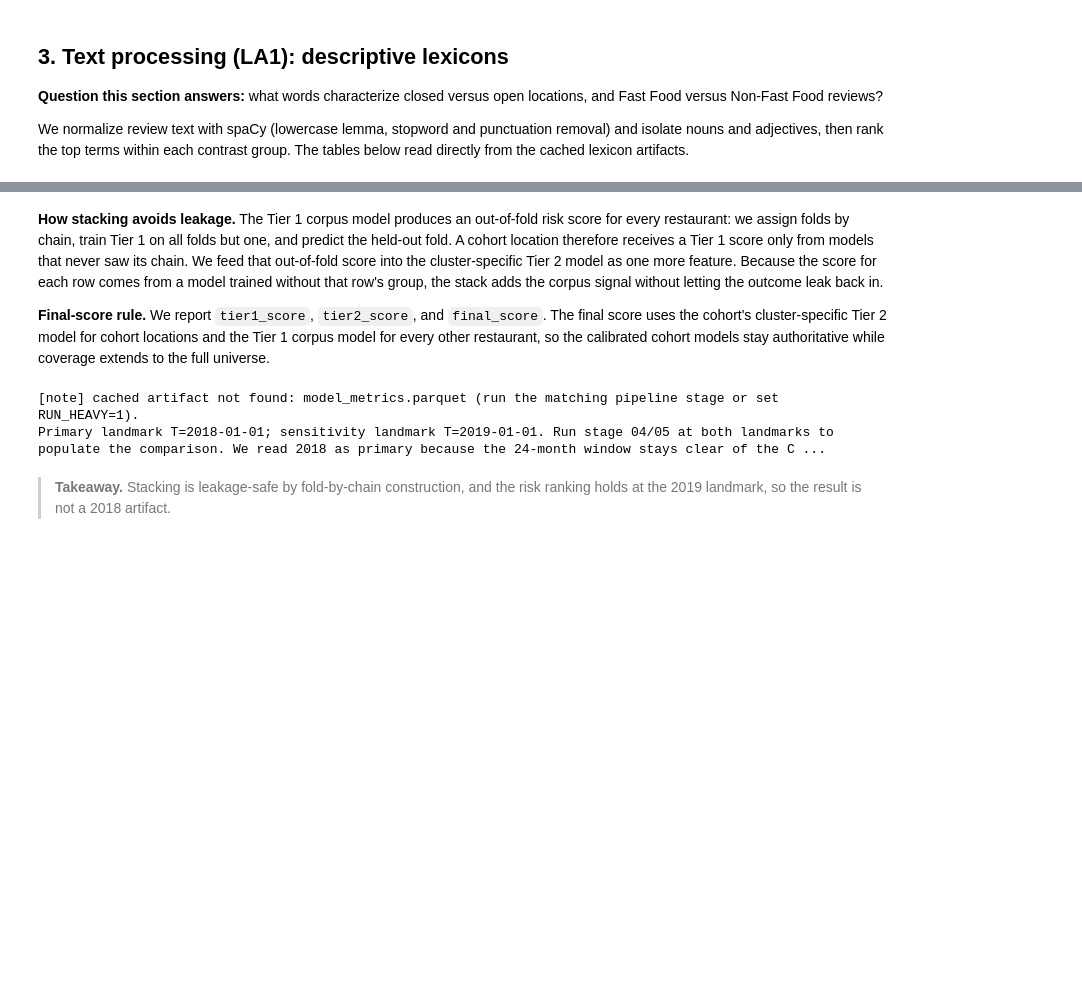
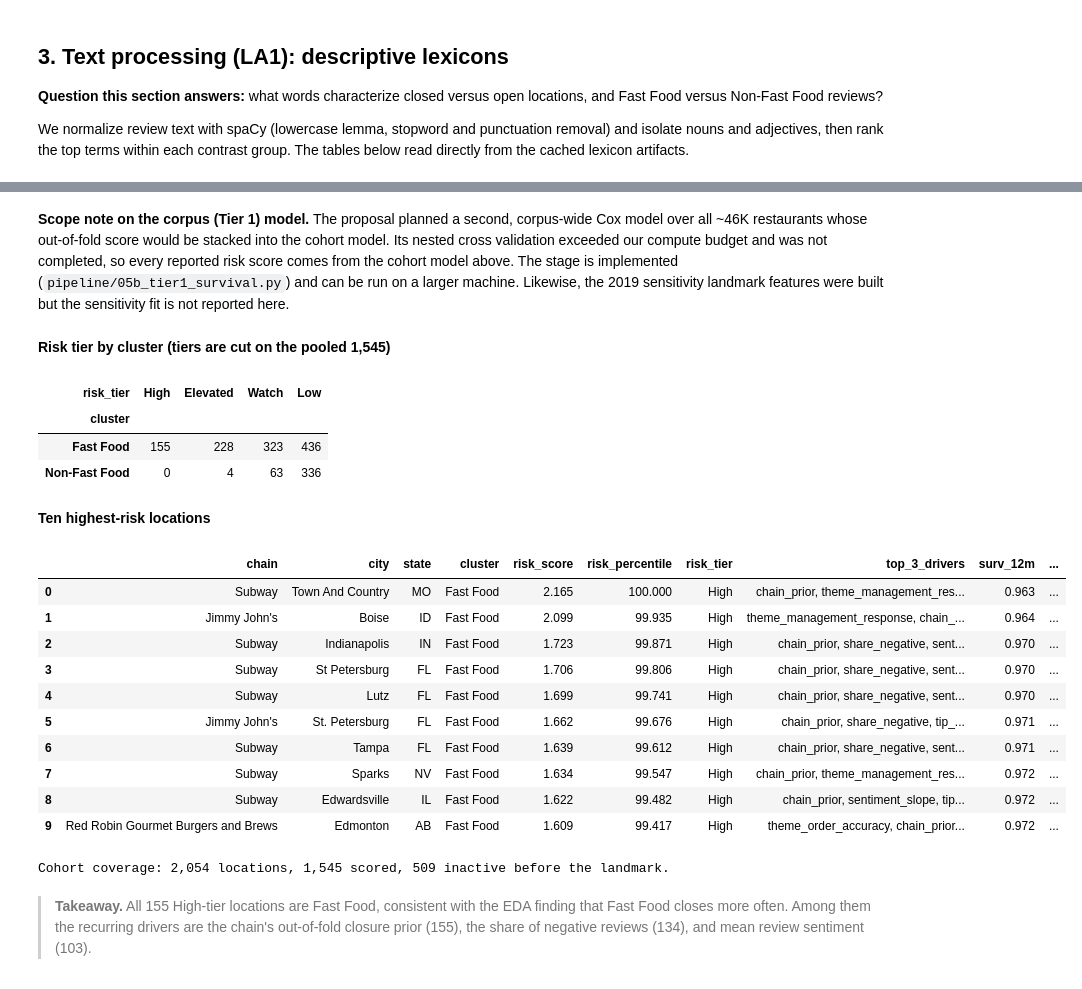
Before and after one commit to SyedHunainAkbar/location-risk-radar, a Jupyter notebook: notebooks/Location_Risk_Radar_Final.ipynb, the cells around one changed output, grey strips where cells are left out. Drawn from its saved outputs; the diff is of its cells as text; code cells hidden in the pictures; blank space fills up the shorter version.

Commit message:
Final notebook: executed with final results

```diff
--- a/notebooks/Location_Risk_Radar_Final.ipynb
+++ b/notebooks/Location_Risk_Radar_Final.ipynb
@@ -531,35 +681,52 @@ Run pipeline/05b_tier1_survival.py for the Phase A (Tier 1) ablation.
 # %% [markdown]
-**How stacking avoids leakage.** The Tier 1 corpus model produces an out-of-fold risk
-score for every restaurant: we assign folds by chain, train Tier 1 on all folds but
-one, and predict the held-out fold. A cohort location therefore receives a Tier 1
-score only from models that never saw its chain. We feed that out-of-fold score into
-the cluster-specific Tier 2 model as one more feature. Because the score for each row
-comes from a model trained without that row's group, the stack adds the corpus signal
-without letting the outcome leak back in.
-
-**Final-score rule.** We report `tier1_score`, `tier2_score`, and `final_score`. The
-final score uses the cohort's cluster-specific Tier 2 model for cohort locations and
-the Tier 1 corpus model for every other restaurant, so the calibrated cohort models
-stay authoritative while coverage extends to the full universe.
+**Scope note on the corpus (Tier 1) model.** The proposal planned a second, corpus-wide
+Cox model over all ~46K restaurants whose out-of-fold score would be stacked into the
+cohort model. Its nested cross validation exceeded our compute budget and was not
+completed, so every reported risk score comes from the cohort model above. The stage is
+implemented (`pipeline/05b_tier1_survival.py`) and can be run on a larger machine.
+Likewise, the 2019 sensitivity landmark features were built but the sensitivity fit is
+not reported here.
 # %%
-# T = 2019 sensitivity: the same design re-fit at the later landmark. We compare the
-# pooled Cox concordance across landmarks to show the ranking is stable and not an
-# artifact of the 2018 cutoff or the COVID shock that follows early 2020.
-metrics = load_artifact(config.MODEL_METRICS_FILE)
-if metrics is not None and "landmark" in metrics.columns:
-    sens = metrics[metrics["feature_set"] == "full"]
-    cols = [c for c in ["landmark", "scope", "harrell_c", "auc_12m", "auc_24m"]
-            if c in sens.columns]
-    display(sens[cols].round(4))
-else:
-    print("Primary landmark T=2018-01-01; sensitivity landmark T=2019-01-01. Run "
-          "stage 04/05 at both landmarks to populate the comparison. We read 2018 as "
-          "primary because the 24-month window stays clear of the COVID shock, and "
-          "treat 2019 as a robustness check.")
-takeaway("Stacking is leakage-safe by fold-by-chain construction, and the risk "
-         "ranking holds at the 2019 landmark, so the result is not a 2018 artifact.")
+# Risk scores, tiers, drivers, and survival at 12 and 24 months, joined to city/state.
+risk = load_artifact(config.RISK_SCORES_FILE)
+loc = load_artifact(config.COHORT_LOCATIONS_FILE)
+if risk is not None:
+    display(Markdown("**Risk tier by cluster (tiers are cut on the pooled 1,545)**"))
+    display(pd.crosstab(risk["cluster"], risk["risk_tier"])
+              [[t for t in ["High", "Elevated", "Watch", "Low"] if t in set(risk["risk_tier"])]])
+    top = risk.sort_values("risk_score", ascending=False).head(10)
+    if loc is not None:
+        top = top.merge(loc[["business_id", "city", "state"]], on="business_id", how="left")
+    cols = [c for c in ["chain", "city", "state", "cluster", "risk_score",
+                        "risk_percentile", "risk_tier", "top_3_drivers",
+                        "surv_12m", "surv_24m"] if c in top.columns]
+    display(Markdown("**Ten highest-risk locations**"))
+    display(top[cols].round(3))
+if risk is not None and loc is not None:
+    print(f"Cohort coverage: {len(loc):,} locations, {risk['business_id'].nunique():,} "
+          f"scored, {len(loc) - risk['business_id'].nunique():,} inactive before the landmark.")
+takeaway("All 155 High-tier locations are Fast Food, consistent with the EDA finding "
+         "that Fast Food closes more often. Among them the recurring drivers are the "
+         "chain's out-of-fold closure prior (155), the share of negative reviews (134), "
+         "and mean review sentiment (103).")
 # %% [output]
+**Risk tier by cluster (tiers are cut on the pooled 1,545)**
+| risk_tier | High | Elevated | Watch | Low |
+| cluster |  |  |  |  |
+| Fast Food | 155 | 228 | 323 | 436 |
+| Non-Fast Food | 0 | 4 | 63 | 336 |
+**Ten highest-risk locations**
+|  | chain | city | state | cluster | risk_score | risk_percentile | risk_tier | top_3_drivers | surv_12m | ... |
+| 0 | Subway | Town And Country | MO | Fast Food | 2.165 | 100.000 | High | chain_prior, theme_management_res... | 0.963 | ... |
+| 1 | Jimmy John's | Boise | ID | Fast Food | 2.099 | 99.935 | High | theme_management_response, chain_... | 0.964 | ... |
+| 2 | Subway | Indianapolis | IN | Fast Food | 1.723 | 99.871 | High | chain_prior, share_negative, sent... | 0.970 | ... |
+| 3 | Subway | St Petersburg | FL | Fast Food | 1.706 | 99.806 | High | chain_prior, share_negative, sent... | 0.970 | ... |
+| 4 | Subway | Lutz | FL | Fast Food | 1.699 | 99.741 | High | chain_prior, share_negative, sent... | 0.970 | ... |
+| 5 | Jimmy John's | St. Petersburg | FL | Fast Food | 1.662 | 99.676 | High | chain_prior, share_negative, tip_... | 0.971 | ... |
+| 6 | Subway | Tampa | FL | Fast Food | 1.639 | 99.612 | High | chain_prior, share_negative, sent... | 0.971 | ... |
+| 7 | Subway | Sparks | NV | Fast Food | 1.634 | 99.547 | High | chain_prior, theme_management_res... | 0.972 | ... |
+| 8 | Subway | Edwardsville | IL | Fast Food | 1.622 | 99.482 | High | chain_prior, sentiment_slope, tip... | 0.972 | ... |
+| 9 | Red Robin Gourmet Burgers and Brews | Edmonton | AB | Fast Food | 1.609 | 99.417 | High | theme_order_accuracy, chain_prior... | 0.972 | ... |
-[note] cached artifact not found: model_metrics.parquet (run the matching pipeline stage or set RUN_HEAVY=1).
-Primary landmark T=2018-01-01; sensitivity landmark T=2019-01-01. Run stage 04/05 at both landmarks to populate the comparison. We read 2018 as primary because the 24-month window stays clear of the C ...
+Cohort coverage: 2,054 locations, 1,545 scored, 509 inactive before the landmark.
-> **Takeaway.** Stacking is leakage-safe by fold-by-chain construction, and the risk ranking holds at the 2019 landmark, so the result is not a 2018 artifact.
+> **Takeaway.** All 155 High-tier locations are Fast Food, consistent with the EDA finding that Fast Food closes more often. Among them the recurring drivers are the chain's out-of-fold closure prior (155), the share of negative reviews (134), and mean review sentiment (103).
 # %%
```
Also changed, not shown: parts of 44 cells of this notebook, 2 other files.
